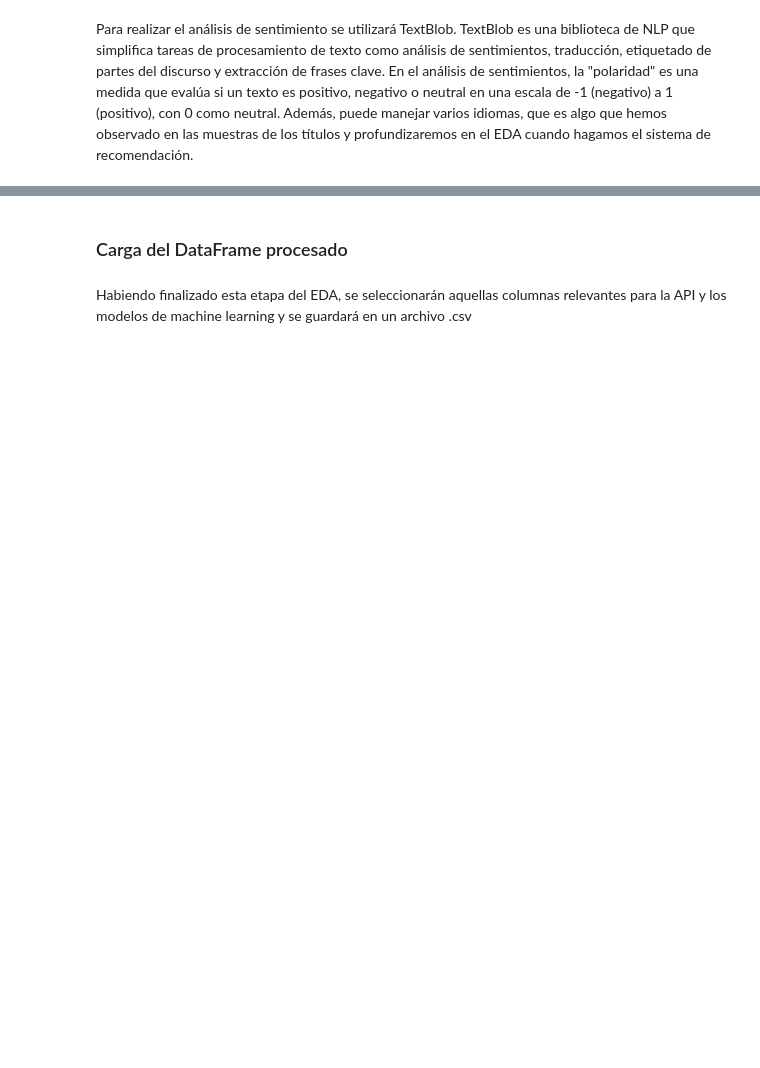
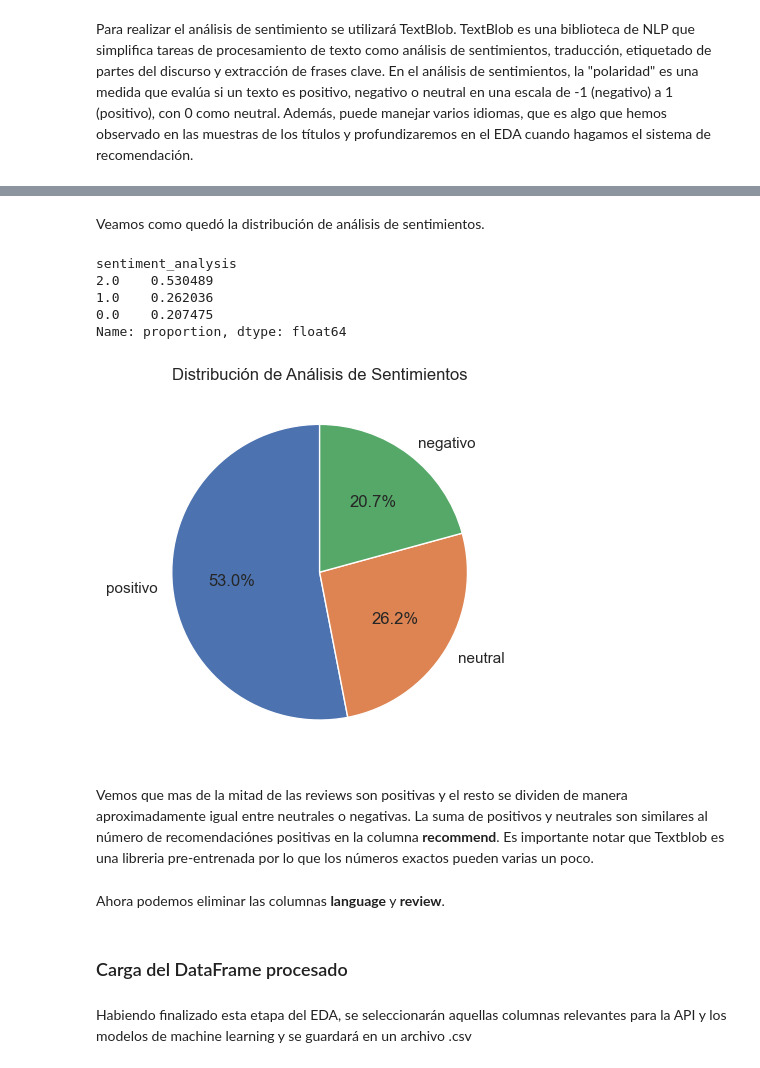
Before and after one commit to dsdrajlin/PI-MLOPs, a Jupyter notebook: ETL.ipynb, the cells around one changed output, grey strips where cells are left out. Drawn from its saved outputs; the diff is of its cells as text; code cells hidden in the pictures; blank space fills up the shorter version.

```diff
--- a/ETL.ipynb
+++ b/ETL.ipynb
@@ -981,0 +1107,14 @@ El 88.5% de las reviews recomiendan el videojuego mientras que el 11.5% restante
+# %%
+# Definir una función para detectar el idioma de un texto usando la libreria langdetect.
+def detect_language(text):
+    try:
+        return detect(text)
+    # Manejo de errores en caso de que no se pueda detectar el idioma
+    except:
+        return None
+
+# Crear la columna language.
+reviews_df['language'] = reviews_df['review'].apply(detect_language)
+
+print("Los idiomas únicos son:", reviews_df.language.unique())
+print("El número de idiomas únicos es:", reviews_df.language.nunique())
@@ -989,14 +1156,2 @@ También debería tomar el valor `1` en caso de la columna "review" tuviera un v
 # %% [markdown]
 Para realizar el análisis de sentimiento se utilizará TextBlob. TextBlob es una biblioteca de NLP que simplifica tareas de procesamiento de texto como análisis de sentimientos, traducción, etiquetado de partes del discurso y extracción de frases clave. En el análisis de sentimientos, la "polaridad" es una medida que evalúa si un texto es positivo, negativo o neutral en una escala de -1 (negativo) a 1 (positivo), con 0 como neutral. Además, puede manejar varios idiomas, que es algo que hemos observado en las muestras de los títulos y profundizaremos en el EDA cuando hagamos el sistema de recomendación.
-# %%
-# Función para realizar análisis de sentimientos.
-def analizar_sentimiento(review):
-    analysis = TextBlob(review)
-    if analysis.sentiment.polarity > 0:
-        return 2
-    elif analysis.sentiment.polarity < 0:
-        return 0
-    else:
-        return 1
-
-reviews_df["sentiment_analysis"] = reviews_df["review"].apply(analizar_sentimiento)
@@ -1014 +1224,25 @@ Ahora podemos eliminar la columna "review".
+# %% [markdown]
+Veamos como quedó la distribución de análisis de sentimientos.
+# %%
+# Contar la cantidad de valores 0, 1 y 2 en la columna 'sentiment_analysis'
+sa_counts = reviews_df.sentiment_analysis.value_counts(normalize=True)
+print(sa_counts)
+
+# Definir las etiquetas personalizadas.
+custom_labels = ["positivo", "neutral", "negativo"]
+
+# Crear un pie chart.
+plt.pie(sa_counts, labels=custom_labels, autopct='%1.1f%%', startangle=90)
+plt.title('Distribución de Análisis de Sentimientos');
+# %% [output]
+sentiment_analysis
+2.0    0.530489
+1.0    0.262036
+0.0    0.207475
+Name: proportion, dtype: float64
+[figure, added]
+# %% [markdown]
+Vemos que mas de la mitad de las reviews son positivas y el resto se dividen de manera aproximadamente igual entre neutrales o negativas. La suma de positivos y neutrales son similares al número de recomendaciónes positivas en la columna __recommend__. Es importante notar que Textblob es una libreria pre-entrenada por lo que los números exactos pueden varias un poco.
+# %% [markdown]
+Ahora podemos eliminar las columnas __language__ y __review__.
 # %%
```
Also changed, not shown: parts of 145 cells of this notebook, 1 other file.
